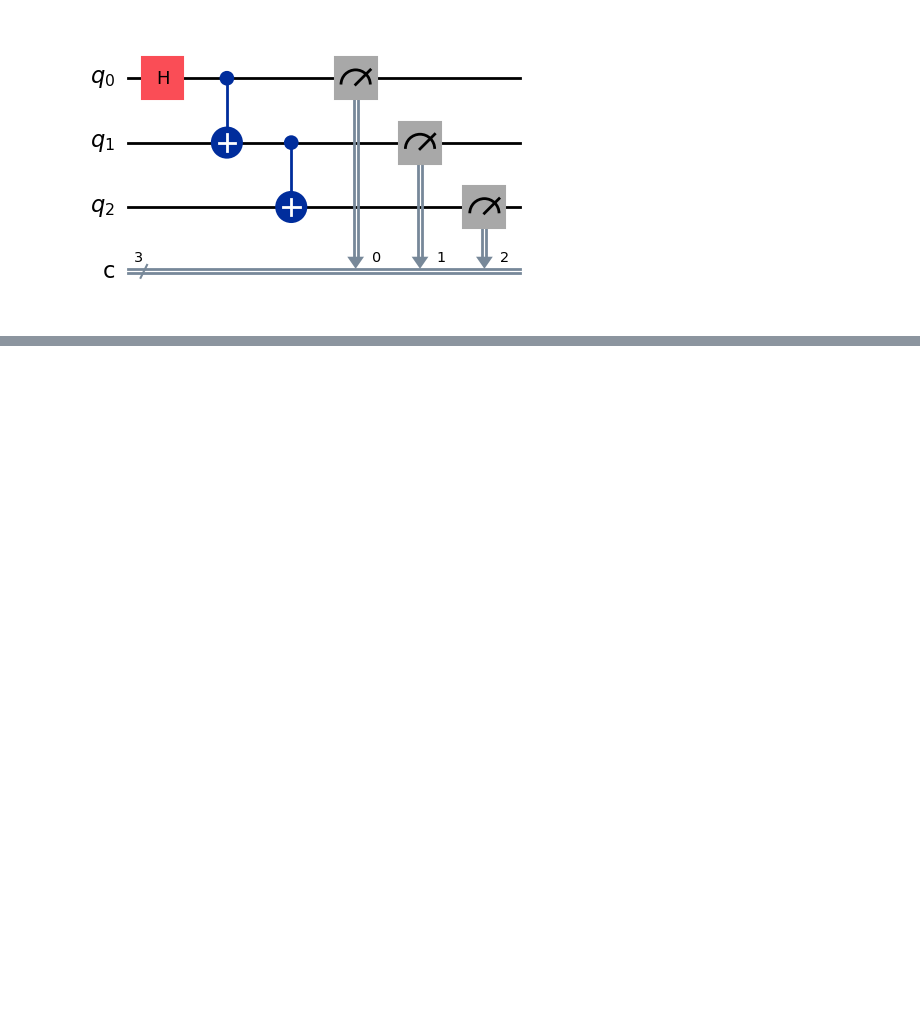
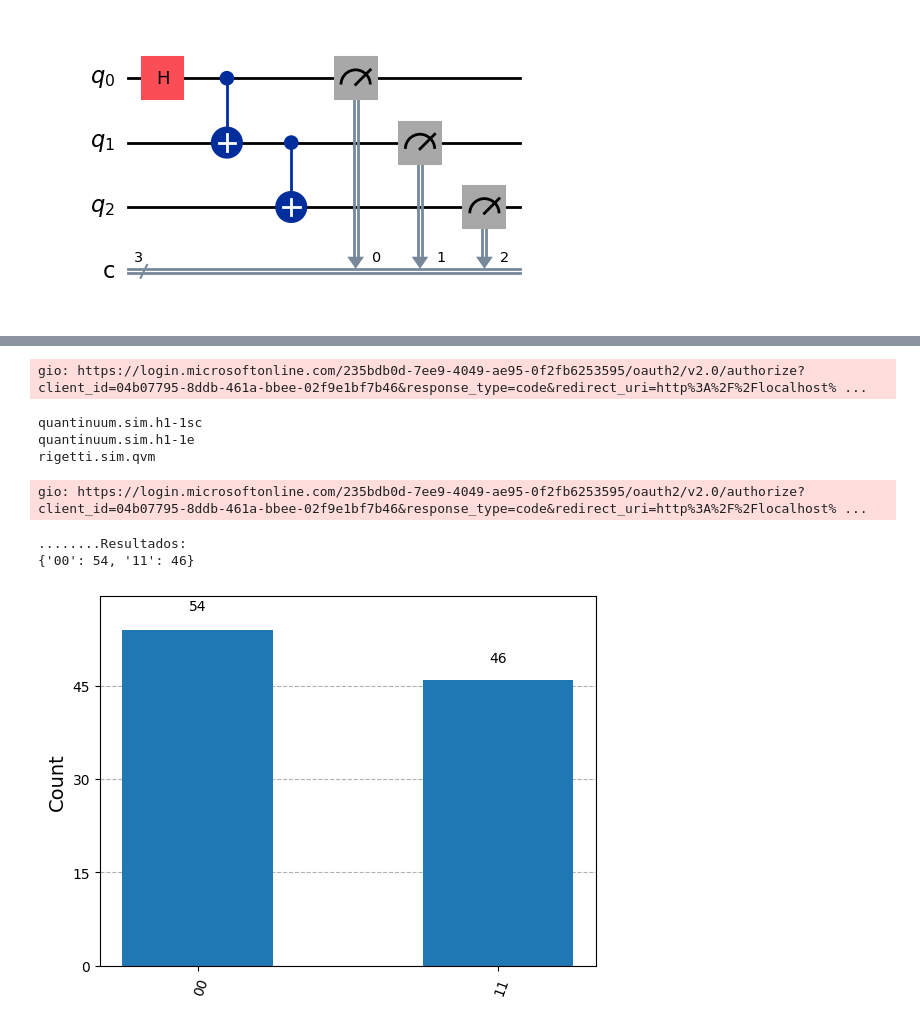
Before and after one commit to imardiego/pruebasQsharpAzureQuantum, a Jupyter notebook: enviarQiskitAzureQuantum.ipynb, the cells around one changed output, grey strips where cells are left out. Drawn from its saved outputs; the diff is of its cells as text; code cells hidden in the pictures; blank space fills up the shorter version.

```diff
--- a/enviarQiskitAzureQuantum.ipynb
+++ b/enviarQiskitAzureQuantum.ipynb
@@ -390,0 +280,14 @@ print(result.measurements['b'])
+# %%
+# Ver lista de backends disponibles
+for backend in provider.backends():
+    print(backend.name())
+# %% [output]
+gio: https://login.microsoftonline.com/235bdb0d-7ee9-4049-ae95-0f2fb6253595/oauth2/v2.0/authorize?client_id=04b07795-8ddb-461a-bbee-02f9e1bf7b46&response_type=code&redirect_uri=http%3A%2F%2Flocalhost% ...
+quantinuum.sim.h1-1sc
+quantinuum.sim.h1-1e
+rigetti.sim.qvm
+# %%
+# --- 5. Elegir backend (QPU) ---
+backend = provider.get_backend("rigetti.sim.qvm")  # Ejemplo
+# %% [output]
+gio: https://login.microsoftonline.com/235bdb0d-7ee9-4049-ae95-0f2fb6253595/oauth2/v2.0/authorize?client_id=04b07795-8ddb-461a-bbee-02f9e1bf7b46&response_type=code&redirect_uri=http%3A%2F%2Flocalhost% ...
@@ -390,0 +298,12 @@ print(result.measurements['b'])
+# %%
+# --- 7. Obtener resultados ---
+result = job.result()
+print("Resultados:")
+print(result.get_counts())
+# %% [output]
+........Resultados:
+{'00': 54, '11': 46}
+# %%
+plot_histogram(result.get_counts())
+# %% [output]
+[figure, added]
```
Also changed, not shown: parts of 47 cells of this notebook.
